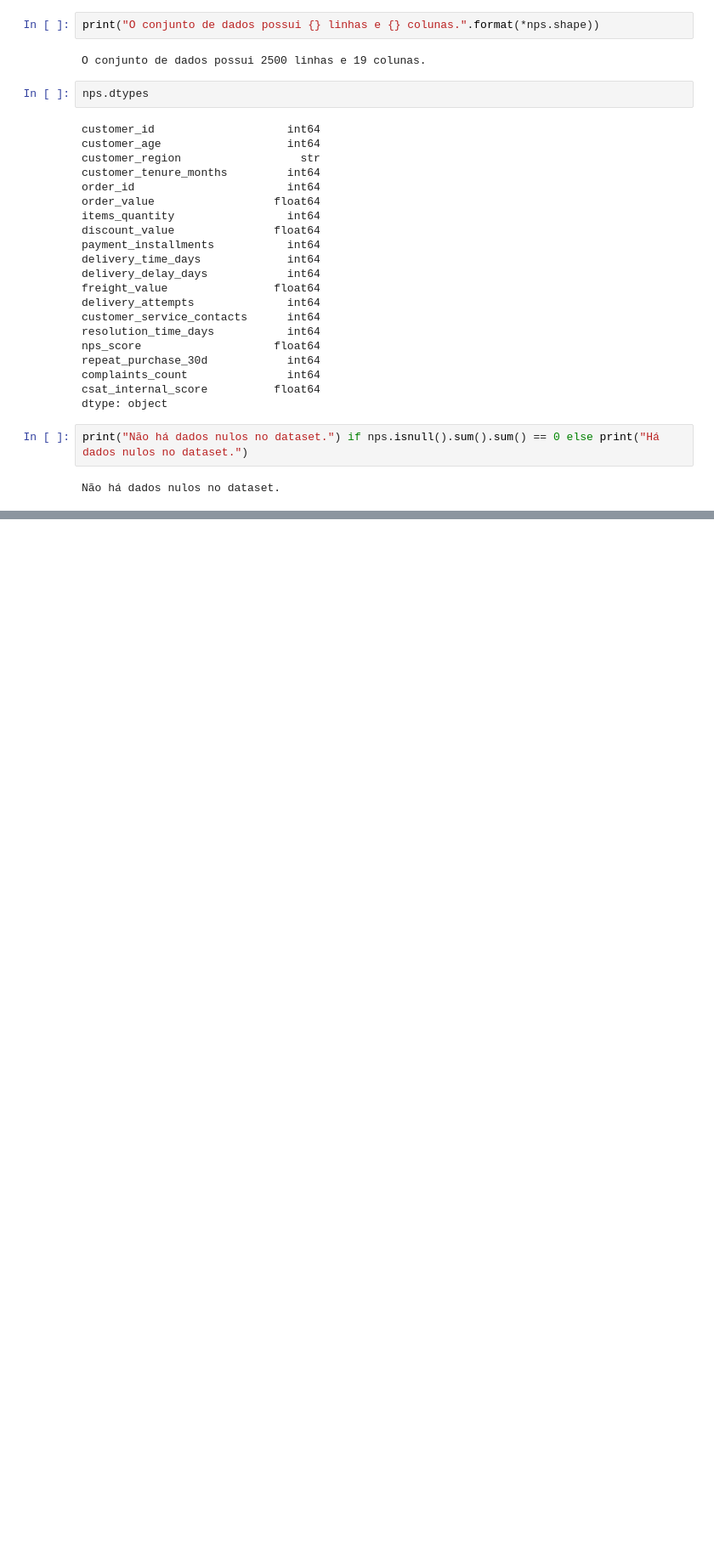
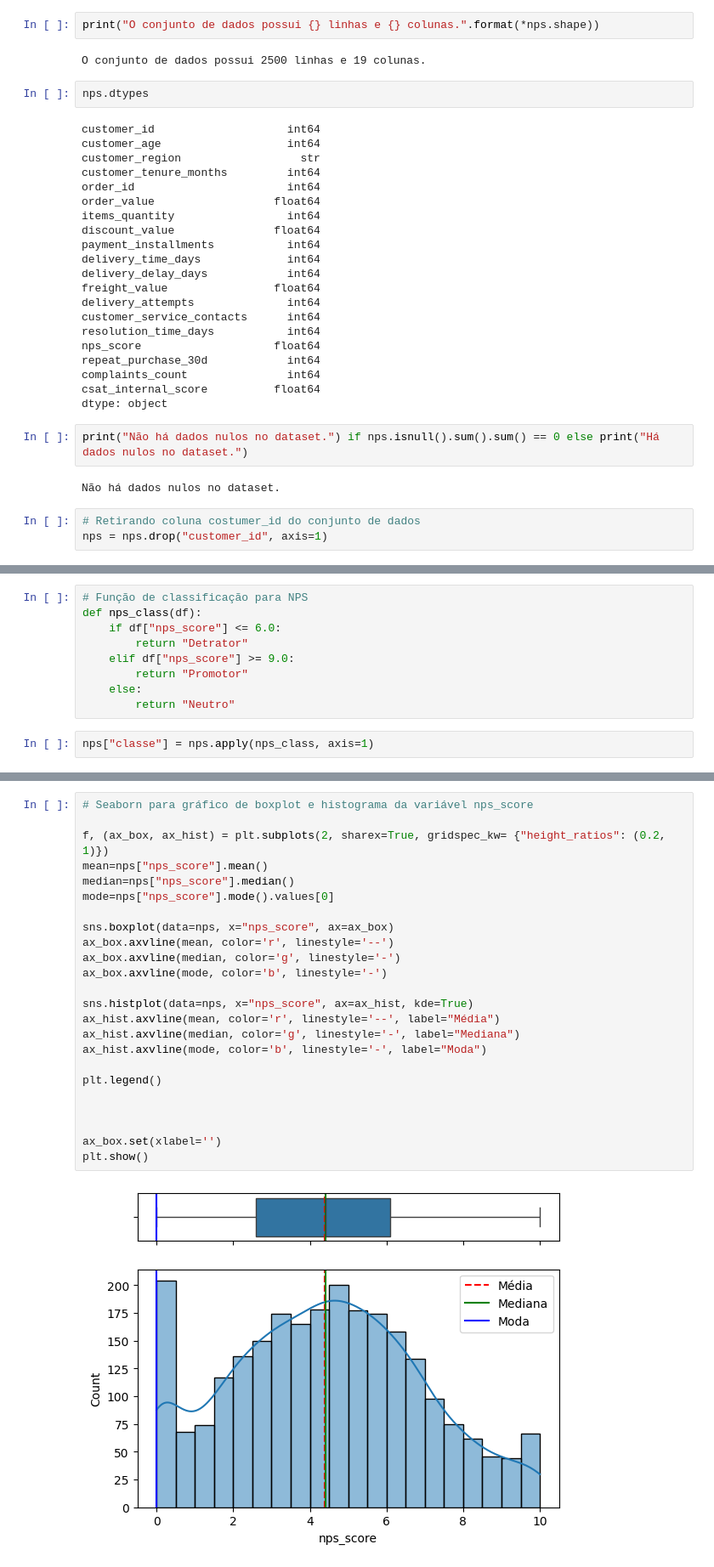
Before and after one commit to ldamaske/1IAST-Fase1, a Jupyter notebook: notebooks/EDA.ipynb, the cells around one changed output, grey strips where cells are left out. Shown at 85% size. Saved outputs shown, nothing was run; the diff lists cells and outputs as text; blank space fills up the shorter version.

```diff
--- a/notebooks/EDA.ipynb
+++ b/notebooks/EDA.ipynb
@@ -90,3 +90,6 @@ dtype: object
 print("Não há dados nulos no dataset.") if nps.isnull().sum().sum() == 0 else print("Há dados nulos no dataset.")
 # %% [output]
 Não há dados nulos no dataset.
+# %%
+# Retirando coluna costumer_id do conjunto de dados
+nps = nps.drop("customer_id", axis=1)
@@ -92,0 +133,11 @@ Não há dados nulos no dataset.
+# %%
+# Função de classificação para NPS
+def nps_class(df):
+    if df["nps_score"] <= 6.0:
+        return "Detrator"
+    elif df["nps_score"] >= 9.0:
+        return "Promotor"
+    else:
+        return "Neutro"
+# %%
+nps["classe"] = nps.apply(nps_class, axis=1)
@@ -92,0 +168,26 @@ Não há dados nulos no dataset.
+# %%
+# Seaborn para gráfico de boxplot e histograma da variável nps_score
+
+f, (ax_box, ax_hist) = plt.subplots(2, sharex=True, gridspec_kw= {"height_ratios": (0.2, 1)})
+mean=nps["nps_score"].mean()
+median=nps["nps_score"].median()
+mode=nps["nps_score"].mode().values[0]
+
+sns.boxplot(data=nps, x="nps_score", ax=ax_box)
+ax_box.axvline(mean, color='r', linestyle='--')
+ax_box.axvline(median, color='g', linestyle='-')
+ax_box.axvline(mode, color='b', linestyle='-')
+
+sns.histplot(data=nps, x="nps_score", ax=ax_hist, kde=True)
+ax_hist.axvline(mean, color='r', linestyle='--', label="Média")
+ax_hist.axvline(median, color='g', linestyle='-', label="Mediana")
+ax_hist.axvline(mode, color='b', linestyle='-', label="Moda")
+
+plt.legend()
+
+
+
+ax_box.set(xlabel='')
+plt.show()
+# %% [output]
+[figure, added]
```
Also changed, not shown: parts of 21 cells of this notebook.
